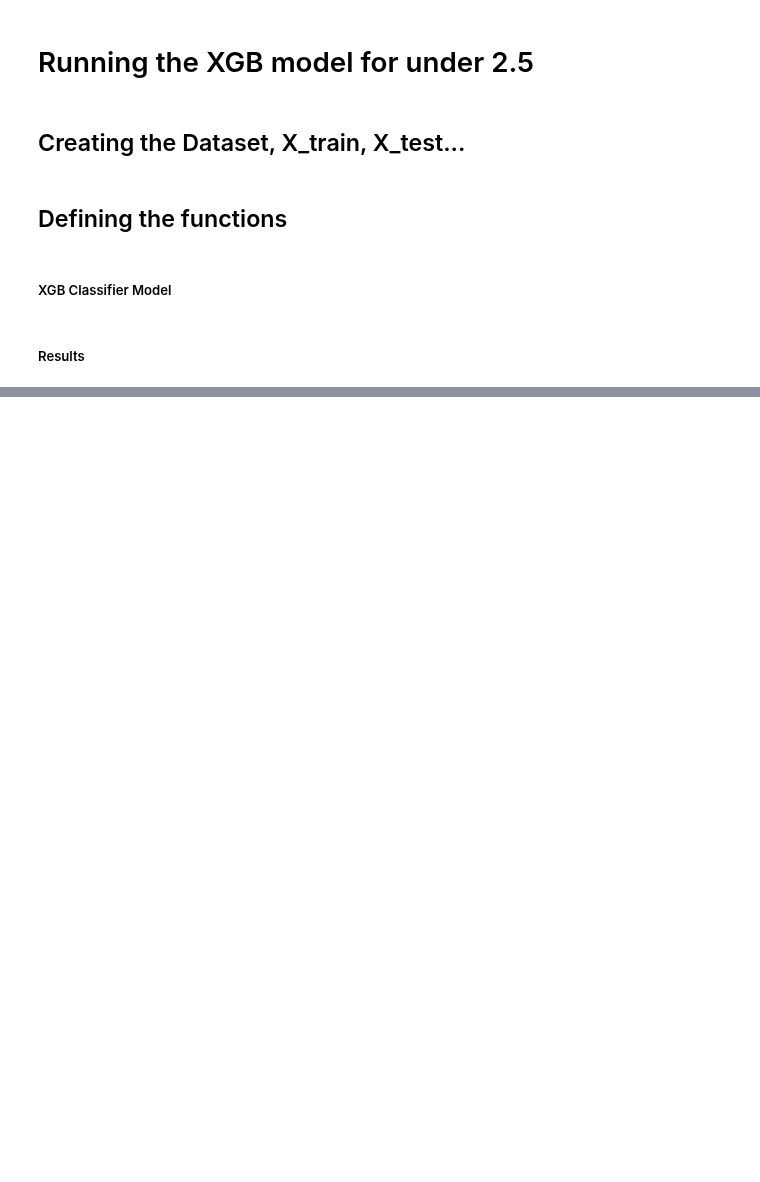
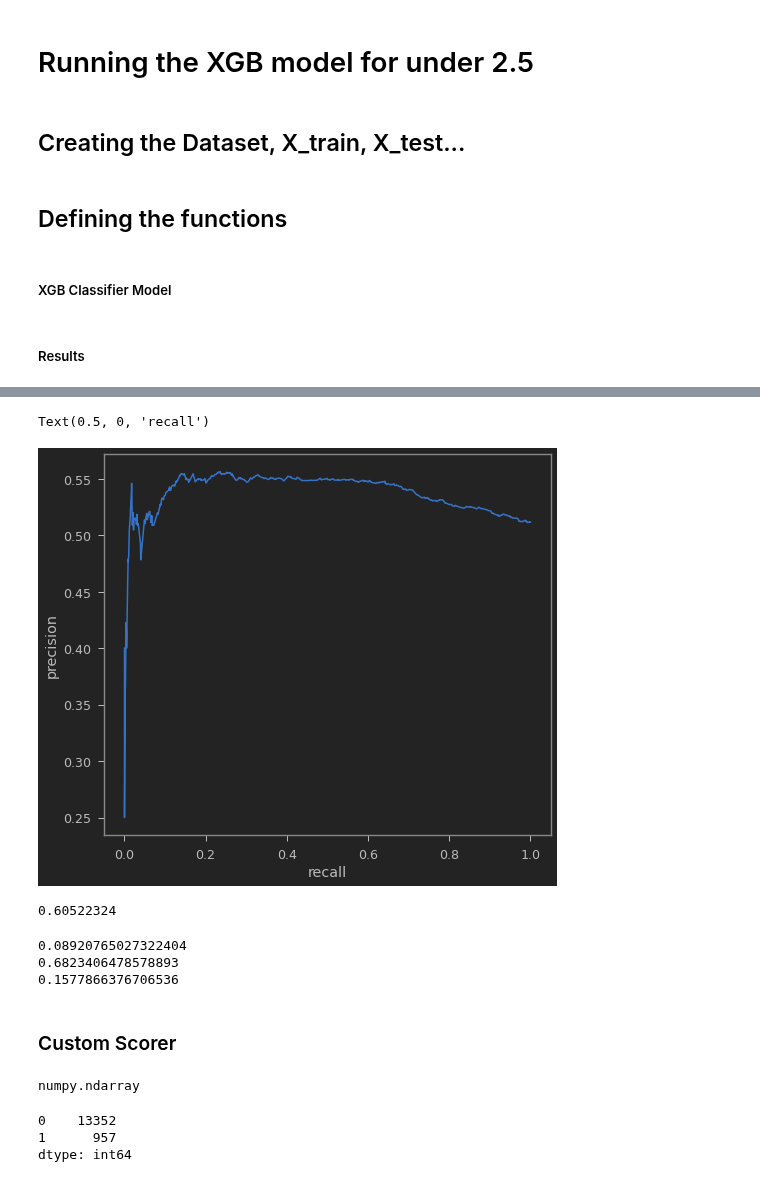
Before and after one commit to rafabertolace/OnThePitch, a Jupyter notebook: notebooks/00 - KGBClassification Model - BASE - 3 years - Pinnacle.ipynb, the cells around one changed output, grey strips where cells are left out. Drawn from its saved outputs; the diff is of its cells as text; code cells hidden in the pictures; blank space fills up the shorter version.

Commit message:
Classification Model updated - by Rafa

```diff
--- a/notebooks/00 - KGBClassification Model - BASE - 3 years - Pinnacle.ipynb
+++ b/notebooks/00 - KGBClassification Model - BASE - 3 years - Pinnacle.ipynb
@@ -575,0 +678,17 @@ accuracy_test, accuracy_train, precision_train, precision_test
+# %%
+data = pd.DataFrame()
+# %%
+# Predict class probabilties
+data['prob_cheap'], data['proba_expensive'] =cross_val_predict(model,
+                                                              X_train_0,
+                                                              y_train_0_classifier,
+                                                              cv=5,
+                                                              method='predict_proba').T
+
+# precision recall data
+precision, recall, threshold = precision_recall_curve(y_train_0_classifier,
+                                                      data['proba_expensive'])
+
+print(f'precision- {precision[:5]}')
+print(f'recall- {recall[:5]}')
+print(f'threshold- {threshold[:5]}')
@@ -575,0 +699,5 @@ accuracy_test, accuracy_train, precision_train, precision_test
+# %%
+scores = pd.DataFrame({'threshold':threshold,
+                       'precision': precision[:-1],
+                       'recall':recall[:-1]})# Store in dataframe
+scores.head()
@@ -575,0 +711,12 @@ accuracy_test, accuracy_train, precision_train, precision_test
+# %%
+plt.plot(scores['recall'],scores['precision'])
+plt.ylabel('precision')
+plt.xlabel('recall')
+# %% [output]
+Text(0.5, 0, 'recall')
+[figure, added]
+# %%
+# Find threshold that guarantees 0.8 recall score
+scores[scores['precision'] == scores['precision'].max()].threshold.max()
+# %% [output]
+0.60522324
@@ -575,0 +725,31 @@ accuracy_test, accuracy_train, precision_train, precision_test
+# %%
+model = LogisticRegression()
+model.fit(X_train_0, y_train_0_classifier)
+
+def custom_predict(X, custom_threshold):
+    probs = model.predict_proba(X) # Get likelihood of each sample being classified as 0 or 1
+    expensive_probs = probs[:, 1] # Only keep expensive likelihoods (1)
+    return (expensive_probs > custom_threshold).astype(int) # Boolean outcome converted to 0 or 1
+
+
+updated_preds = custom_predict(X=X_train_0, custom_threshold=0.60522324) # Update predictions
+
+print(recall_score(y_train_0_classifier, updated_preds)) # Rerun recall
+print(precision_score(y_train_0_classifier, updated_preds)) # Rerun precision
+print(f1_score(y_train_0_classifier, updated_preds)) # Rerun f1
+# %% [output]
+0.08920765027322404
+0.6823406478578893
+0.1577866376706536
+# %% [markdown]
+### Custom Scorer
+# %%
+type(updated_preds)
+# %% [output]
+numpy.ndarray
+# %%
+pd.DataFrame(updated_preds).value_counts()
+# %% [output]
+0    13352
+1      957
+dtype: int64
```
Also changed, not shown: parts of 24 cells of this notebook, 3 other files.
